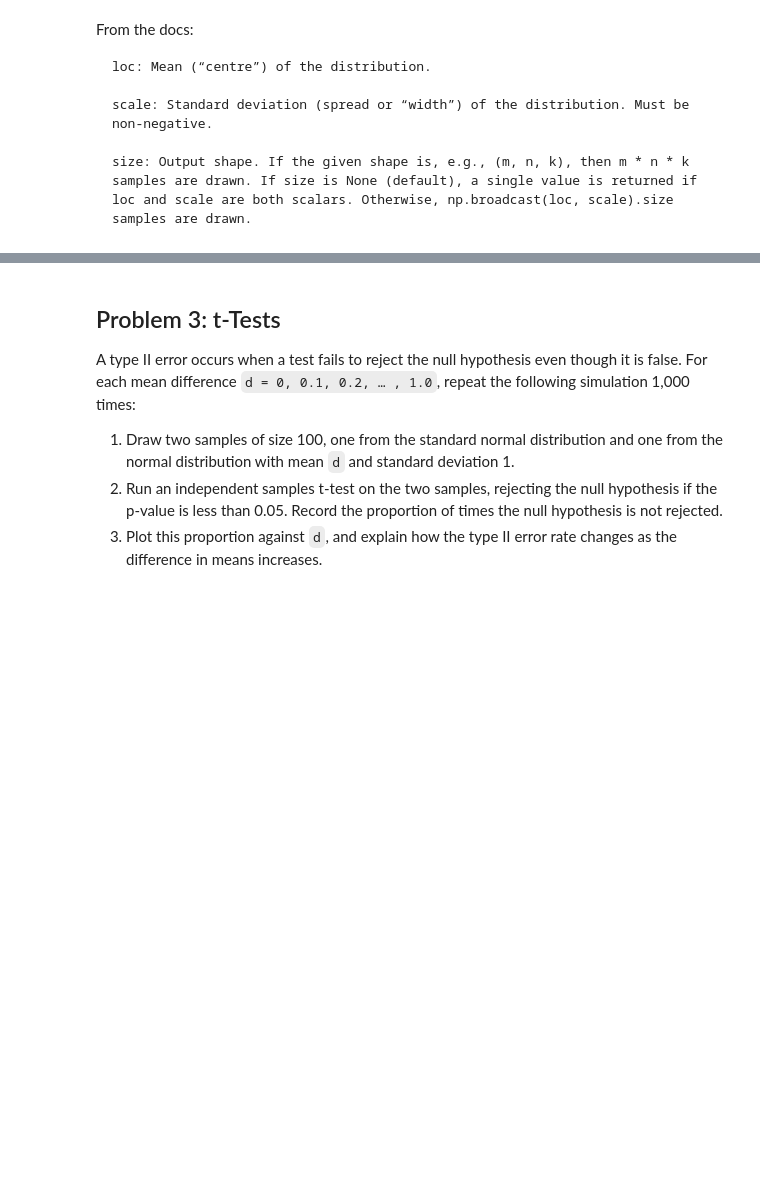
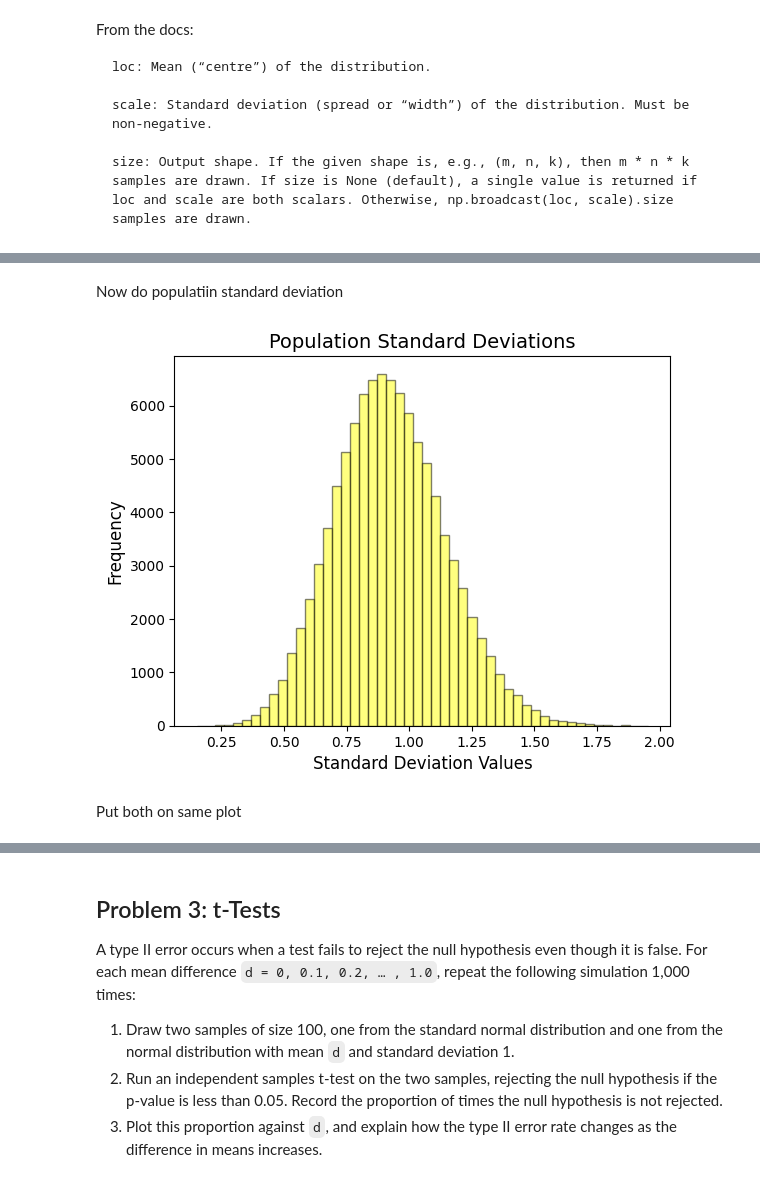
Before and after one commit to holmstead/applied_statistics, a Jupyter notebook: problems.ipynb, the cells around one changed output, grey strips where cells are left out. Saved outputs shown, nothing was run; the diff lists cells and outputs as text; code cells hidden in the pictures; blank space fills up the shorter version.

Commit message:
add subplots, start t-test

```diff
--- a/problems.ipynb
+++ b/problems.ipynb
@@ -370,0 +336,23 @@ ax.hist(sample_sd, bins=50, alpha=0.5, label='Sample SD (ddof=1)', color='blue')
+# %% [markdown]
+Now do populatiin standard deviation
+# %%
+# Calculate population standard deviations (ddof=0)
+population_sd = np.std(samples, axis=1, ddof=0)
+
+# Create a figure and axis for the plot.
+fig, ax = plt.subplots()
+
+# Plot histogram
+ax.hist(population_sd, bins=50, alpha=0.5, label='Population SD (ddof=0)', color='yellow', edgecolor='black')
+
+# Decorate the plot.
+ax.set_title('Population Standard Deviations', fontsize=14)
+ax.set_xlabel('Standard Deviation Values', fontsize=12)
+ax.set_ylabel('Frequency', fontsize=12)
+
+# Display the plot.
+plt.show()
+# %% [output]
+[figure, added]
+# %% [markdown]
+Put both on same plot
```
Also changed, not shown: parts of 29 cells of this notebook.
